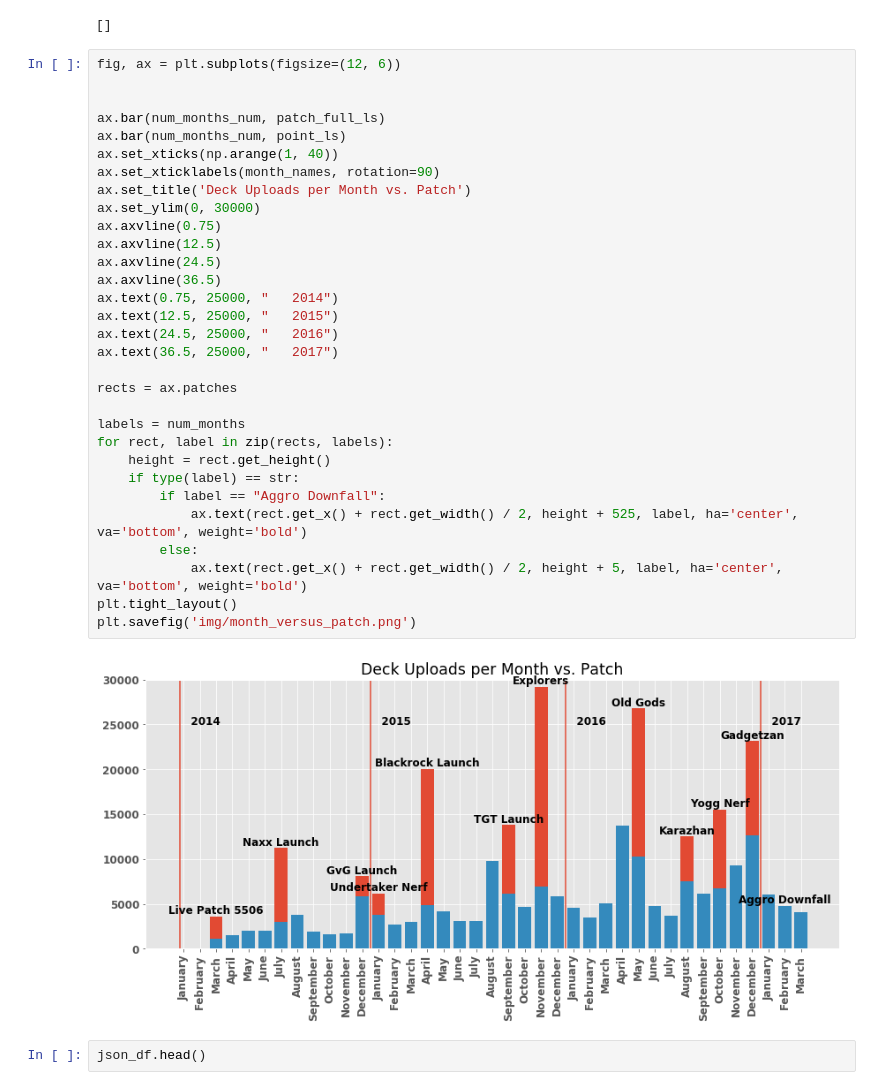
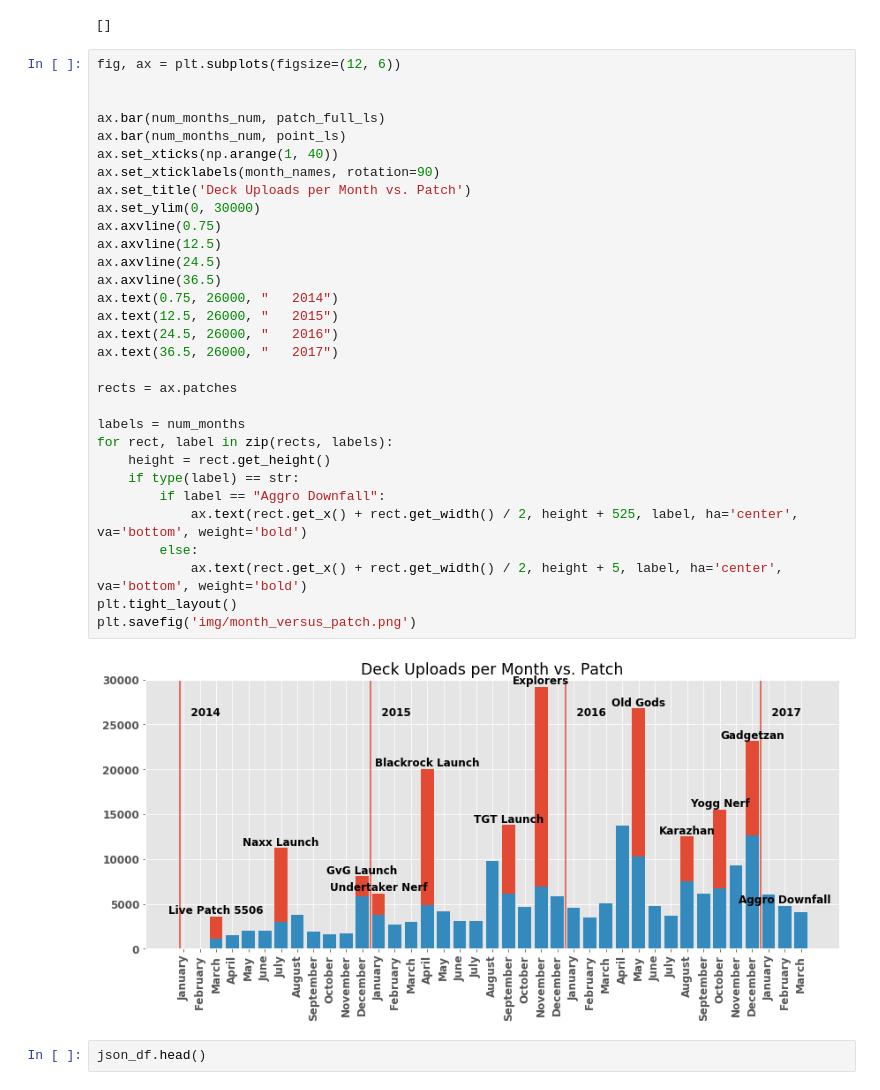
Before and after one commit to NJacobsohn/Hearthstone-Data-Analysis, a Jupyter notebook: EDA_plotting.ipynb, the cells around one changed output. Saved outputs shown, nothing was run; the diff lists cells and outputs as text.

Commit message:
updated plotting document

```diff
--- a/EDA_plotting.ipynb
+++ b/EDA_plotting.ipynb
@@ -1007,36 +1007,36 @@ deck_set_event_dict_invert
 # %%
 fig, ax = plt.subplots(figsize=(12, 6))
 
 
 ax.bar(num_months_num, patch_full_ls)
 ax.bar(num_months_num, point_ls)
 ax.set_xticks(np.arange(1, 40))
 ax.set_xticklabels(month_names, rotation=90)
 ax.set_title('Deck Uploads per Month vs. Patch')
 ax.set_ylim(0, 30000)
 ax.axvline(0.75)
 ax.axvline(12.5)
 ax.axvline(24.5)
 ax.axvline(36.5)
-ax.text(0.75, 25000, "   2014")
-ax.text(12.5, 25000, "   2015")
-ax.text(24.5, 25000, "   2016")
-ax.text(36.5, 25000, "   2017")
+ax.text(0.75, 26000, "   2014")
+ax.text(12.5, 26000, "   2015")
+ax.text(24.5, 26000, "   2016")
+ax.text(36.5, 26000, "   2017")
 
 rects = ax.patches
 
 labels = num_months
 for rect, label in zip(rects, labels):
     height = rect.get_height()
     if type(label) == str:
         if label == "Aggro Downfall":
             ax.text(rect.get_x() + rect.get_width() / 2, height + 525, label, ha='center', va='bottom', weight='bold')
         else:
             ax.text(rect.get_x() + rect.get_width() / 2, height + 5, label, ha='center', va='bottom', weight='bold')
 plt.tight_layout()
 plt.savefig('img/month_versus_patch.png')
 # %% [output]
-[figure, old version]
+[figure, new version]
 # %%
 json_df.head()
 # %% [output]
```
